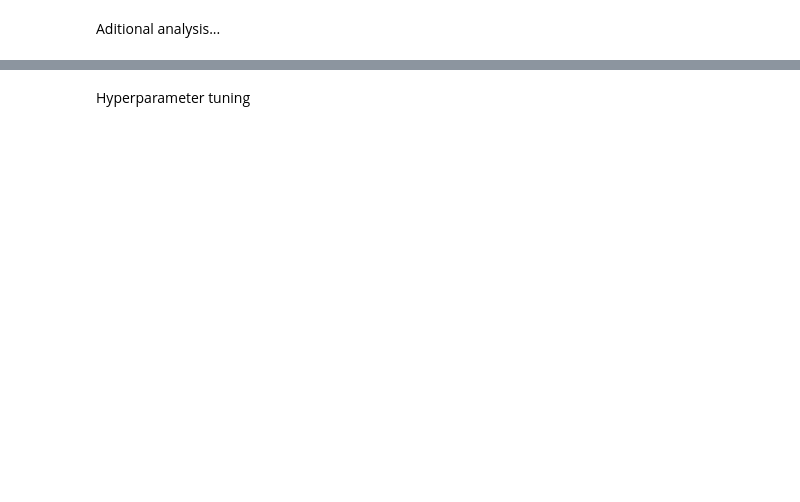
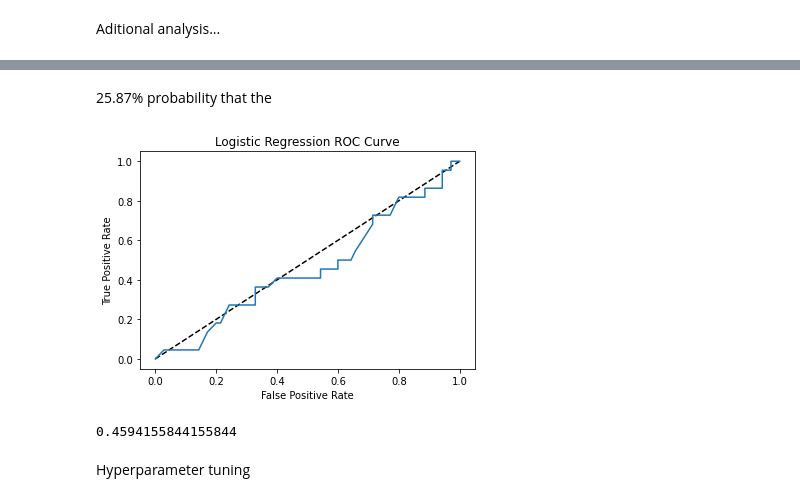
Before and after one commit to GBala-PrptlStdnt/-UCDPA_GregBala-, a Jupyter notebook: Predicting Heart Failure - Term project.ipynb, the cells around one changed output, grey strips where cells are left out. Saved outputs shown, nothing was run; the diff lists cells and outputs as text; code cells hidden in the pictures; blank space fills up the shorter version.

```diff
--- a/Predicting Heart Failure - Term project.ipynb
+++ b/Predicting Heart Failure - Term project.ipynb
@@ -677,0 +757,20 @@ plt.show()
+# %%
+#Define data and split to training and testing data
+# X and y variables carry over from the linear regression section
+
+from sklearn.linear_model import LogisticRegression
+from sklearn.metrics import roc_curve
+from sklearn.metrics import roc_auc_score
+
+logreg = LogisticRegression()
+
+X_train, X_test, y_train, y_test = train_test_split(X, y, test_size=0.25,random_state=14)
+
+logreg.fit(X_train, y_train)
+
+y_pred = logreg.predict(X_test)
+# %%
+#Predict probability
+
+y_pred_probs = logreg.predict_proba(X_test)[:, 1]
+print(y_pred_probs)
@@ -677,0 +794,20 @@ plt.show()
+# %% [markdown]
+25.87% probability that the
+# %%
+#Develop and plot ROC curve
+
+fpr, tpr, thresholds = roc_curve(y_test, y_pred_probs)
+plt.plot([0, 1], [0, 1], 'k--')
+plt.plot(fpr, tpr)
+plt.xlabel('False Positive Rate')
+plt.ylabel('True Positive Rate')
+plt.title('Logistic Regression ROC Curve')
+plt.show()
+# %% [output]
+[figure, added]
+# %%
+#Get AUC-ROC score
+
+print(roc_auc_score(y_test, y_pred_probs))
+# %% [output]
+0.4594155844155844
```
Also changed, not shown: parts of 53 cells of this notebook.
